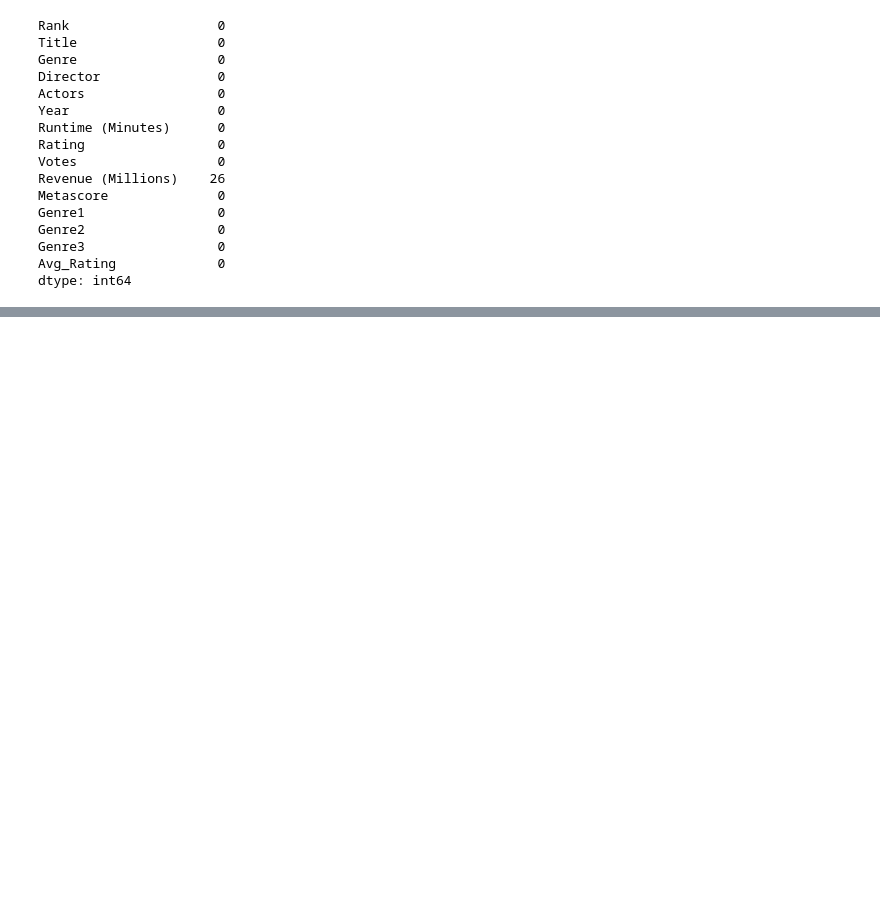
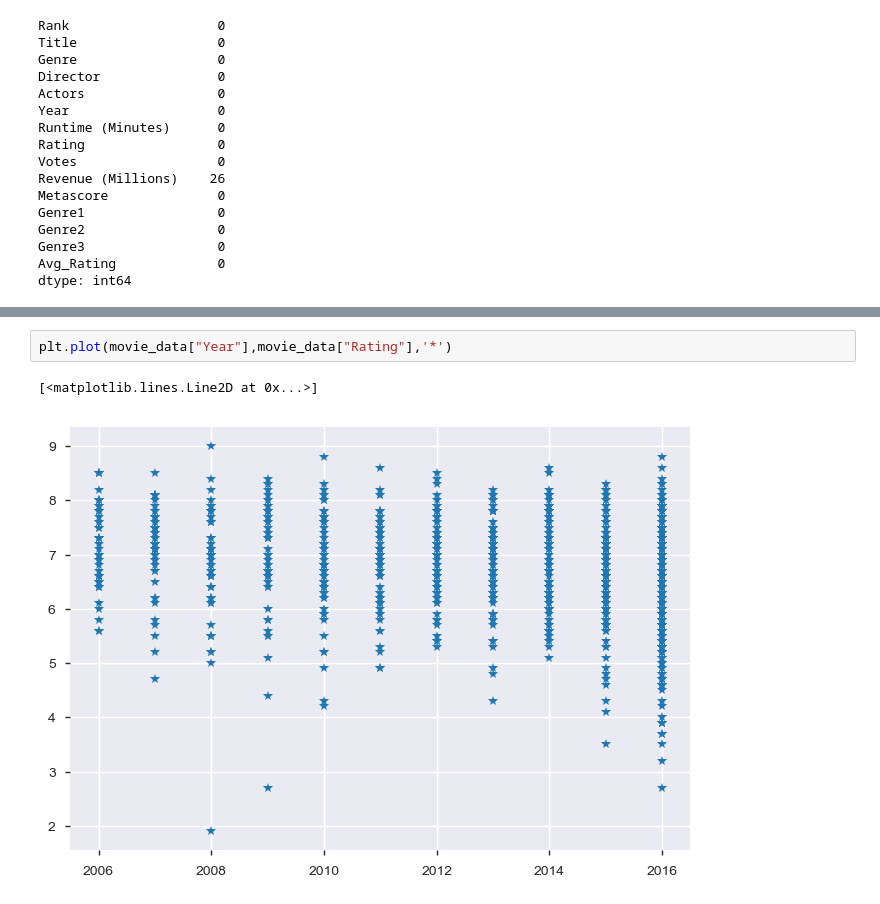
Before and after one commit to yaminijoshi89/INSAID-Projects, a Jupyter notebook: IMDB_1000MoviesDataSet_EDA.ipynb, the cells around one changed output, grey strips where cells are left out. Saved outputs shown, nothing was run; the diff lists cells and outputs as text; blank space fills up the shorter version.

```diff
--- a/IMDB_1000MoviesDataSet_EDA.ipynb
+++ b/IMDB_1000MoviesDataSet_EDA.ipynb
@@ -218,0 +276,5 @@ dtype: int64
+# %%
+plt.plot(movie_data["Year"],movie_data["Rating"],'*')
+# %% [output]
+[<matplotlib.lines.Line2D at 0x...>]
+[figure, added]
```
Also changed, not shown: parts of 20 cells of this notebook.
